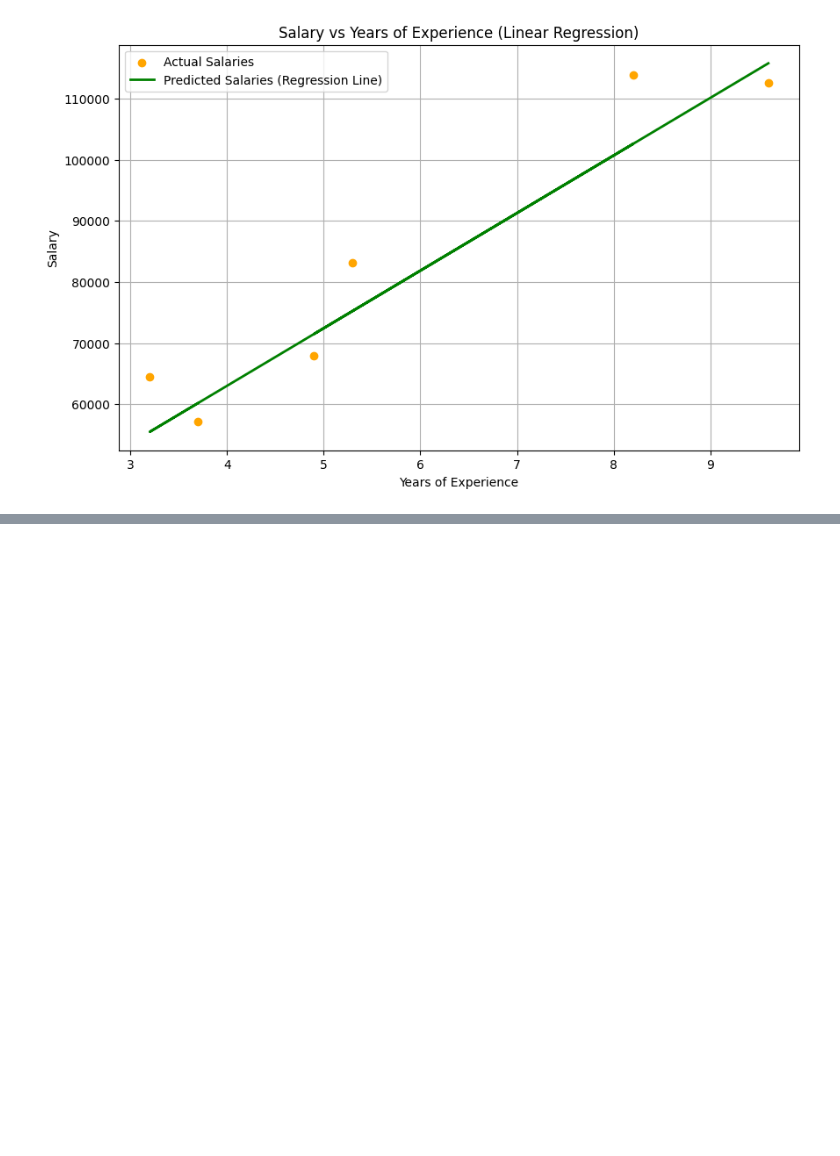
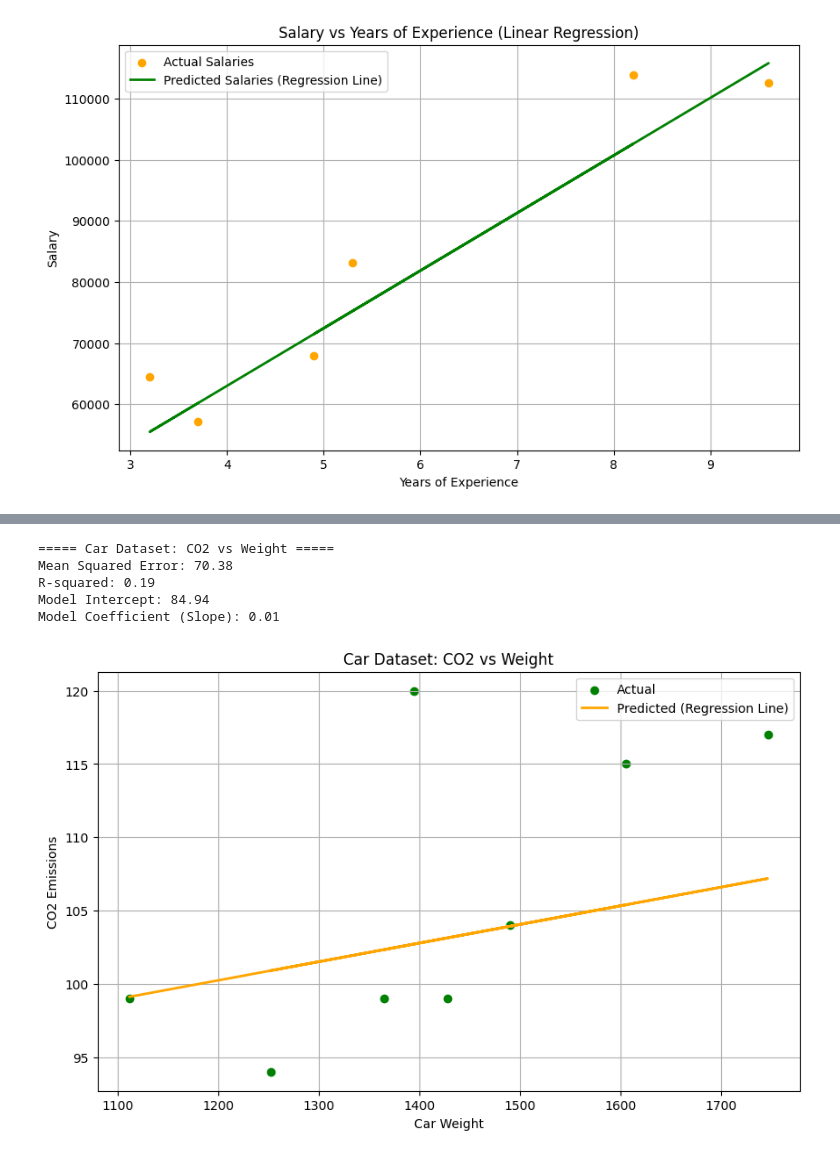
Before and after one commit to Varshinirangu/ML_23AG1A66H9, a Jupyter notebook: LinearRegression.ipynb, the cells around one changed output, grey strips where cells are left out. Saved outputs shown, nothing was run; the diff lists cells and outputs as text; code cells hidden in the pictures; blank space fills up the shorter version.

```diff
--- a/LinearRegression.ipynb
+++ b/LinearRegression.ipynb
@@ -190,0 +58,73 @@ plt.show()
+# %%
+import pandas as pd
+import numpy as np
+from sklearn.linear_model import LinearRegression
+from sklearn.model_selection import train_test_split
+import matplotlib.pyplot as plt
+from sklearn.metrics import mean_squared_error, r2_score
+
+# -----------------------
+# Load the datasets
+# -----------------------
+car_file = "/content/cars.csv"   # Car dataset
+
+df_car = pd.read_csv(car_file)
+
+# -----------------------
+# Function to run regression
+# -----------------------
+def run_regression(X, y, xlabel, ylabel, title):
+    # Handle missing values in y
+    cleaned_data = pd.concat([X, y], axis=1).dropna(subset=[y.name])
+    X_cleaned = cleaned_data[X.columns]
+    y_cleaned = cleaned_data[y.name]
+
+
+    # 1. Split into train & test
+    X_train, X_test, y_train, y_test = train_test_split(
+        X_cleaned, y_cleaned, test_size=0.2, random_state=42
+    )
+
+    # 2. Create & train model
+    model = LinearRegression()
+    model.fit(X_train, y_train)
+
+    # 3. Predict on test set
+    y_pred = model.predict(X_test)
+
+    # 4. Evaluate
+    mse = mean_squared_error(y_test, y_pred)
+    r2 = r2_score(y_test, y_pred)
+
+    print(f"\n===== {title} =====")
+    print(f"Mean Squared Error: {mse:.2f}")
+    print(f"R-squared: {r2:.2f}")
+    print(f"Model Intercept: {model.intercept_:.2f}")
+    print(f"Model Coefficient (Slope): {model.coef_[0]:.2f}")
+
+    # 5. Visualization
+    plt.figure(figsize=(10, 6))
+    plt.scatter(X_test, y_test, color='green', label='Actual')
+    plt.plot(X_test, y_pred, color='orange', linewidth=2, label='Predicted (Regression Line)')
+    plt.title(title)
+    plt.xlabel(xlabel)
+    plt.ylabel(ylabel)
+    plt.legend()
+    plt.grid(True)
+    plt.show()
+
+# -----------------------
+# Dataset 1: Car dataset (Predict CO2 from Weight)
+# -----------------------
+run_regression(
+    df_car[['Weight']], df_car['CO2'],
+    xlabel="Car Weight", ylabel="CO2 Emissions",
+    title="Car Dataset: CO2 vs Weight"
+)
+# %% [output]
+===== Car Dataset: CO2 vs Weight =====
+Mean Squared Error: 70.38
+R-squared: 0.19
+Model Intercept: 84.94
+Model Coefficient (Slope): 0.01
+[figure, added]
```
Also changed, not shown: parts of 9 cells of this notebook.
